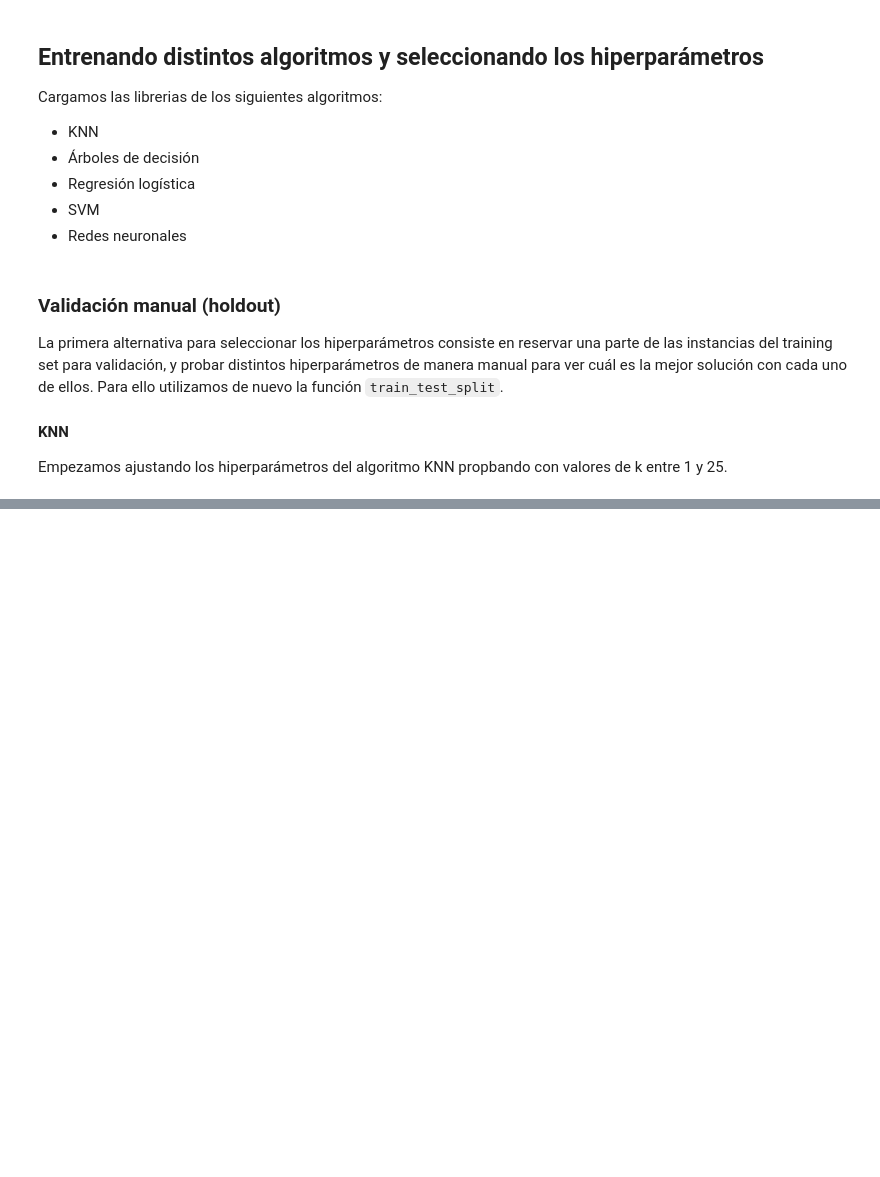
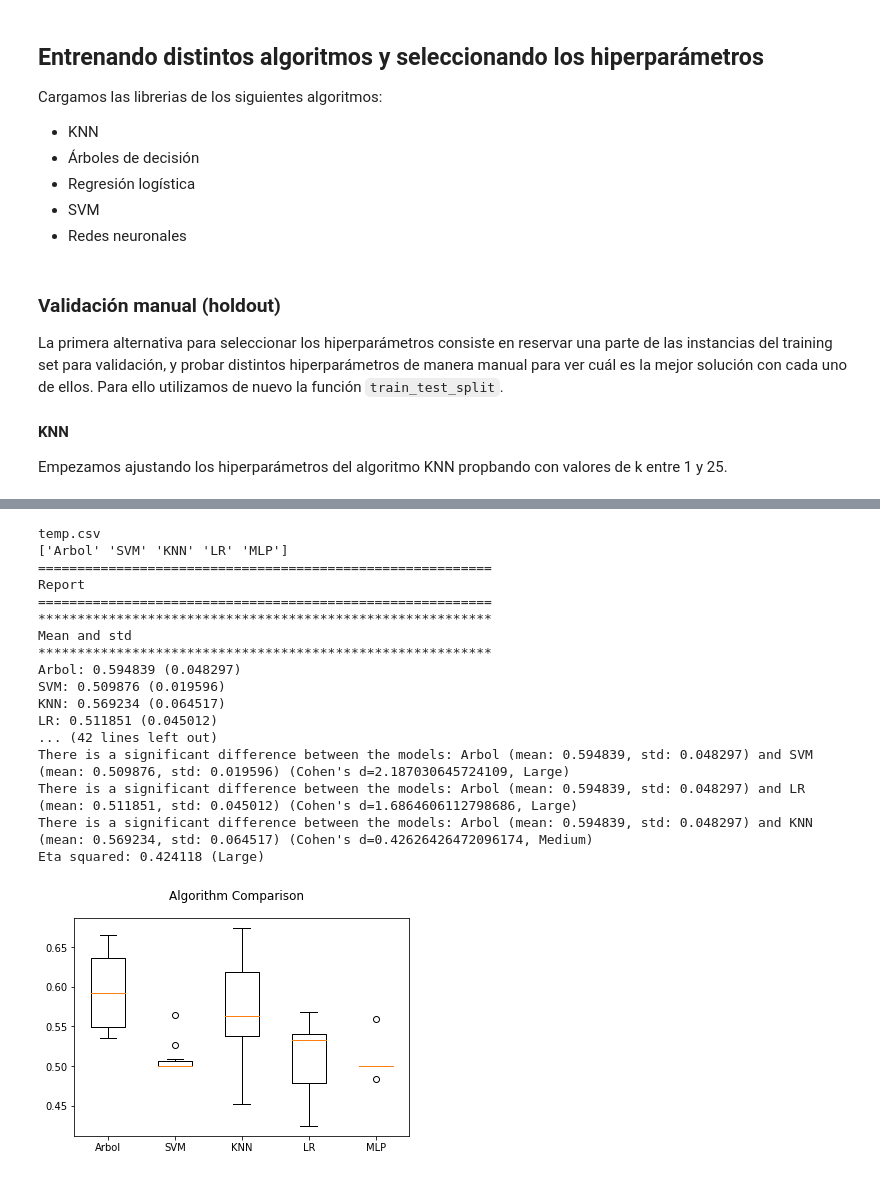
Before and after one commit to RodrigoTomeES/PersonalBlog, a Jupyter notebook: ComparativaAlgoritmos.ipynb, the cells around one changed output, grey strips where cells are left out. Cells and saved outputs as stored; diff of their text form; code cells hidden in the pictures; blank space fills up the shorter version.

```diff
--- a/ComparativaAlgoritmos.ipynb
+++ b/ComparativaAlgoritmos.ipynb
@@ -76,0 +718,46 @@ ValueError: ignored
+# %%
+# Árbol de decisión
+clfTree = DecisionTreeClassifier(random_state=84)
+param_distTree = {"min_samples_split": sp_randint(3, 30)}
+# SVM
+clfSVC = SVC(random_state=84)
+param_distSVC = {'C': [1, 10, 100, 1000], 'gamma': [0.001, 0.0001],'kernel': ['rbf'], 'class_weight':['balanced', None]}
+# KNN
+clfKNN = KNeighborsClassifier()
+param_distKNN = {'n_neighbors':sp_randint(3, 30)}
+# Regresión logística
+clfLR = LogisticRegression(random_state=84)
+param_distLR = {'C': [0.1,0.5,1, 10, 100, 1000]}
+# Red neuronal
+clfMLP = MLPClassifier(random_state=84)
+param_distMLP = {'activation': ['identity', 'logistic', 'tanh', 'relu'], 'solver': ['lbfgs', 'sgd', 'adam'],
+                 'alpha': sp_randint(0.0001, 1), 'learning_rate': ['constant', 'invscaling', 'adaptive'],
+                 'hidden_layer_sizes': [(5,2), (3,3,3), (5,3,2), (5,4,3,2)],
+                 'momentum': [0.9, 0.95, 0.99]}
+# %%
+listAlgorithms = [clfTree,clfSVC,clfKNN,clfLR,clfMLP]
+# %%
+listParams = [param_distTree,param_distSVC,param_distKNN,param_distLR,param_distMLP]
+# %%
+listNames = ["Arbol", "SVM", "KNN", "LR", "MLP"]
+# %%
+compare_methods(X,Y,listAlgorithms,listParams,listNames,metric='auroc')
+# %% [output]
+temp.csv
+['Arbol' 'SVM' 'KNN' 'LR' 'MLP']
+==========================================================
+Report
+==========================================================
+**********************************************************
+Mean and std
+**********************************************************
+Arbol: 0.594839 (0.048297)
+SVM: 0.509876 (0.019596)
+KNN: 0.569234 (0.064517)
+LR: 0.511851 (0.045012)
+... (42 lines left out)
+There is a significant difference between the models: Arbol (mean: 0.594839, std: 0.048297) and SVM (mean: 0.509876, std: 0.019596) (Cohen's d=2.187030645724109, Large)
+There is a significant difference between the models: Arbol (mean: 0.594839, std: 0.048297) and LR (mean: 0.511851, std: 0.045012) (Cohen's d=1.6864606112798686, Large)
+There is a significant difference between the models: Arbol (mean: 0.594839, std: 0.048297) and KNN (mean: 0.569234, std: 0.064517) (Cohen's d=0.42626426472096174, Medium)
+Eta squared: 0.424118 (Large)
+[figure, added]
```
Also changed, not shown: parts of 68 cells of this notebook.
